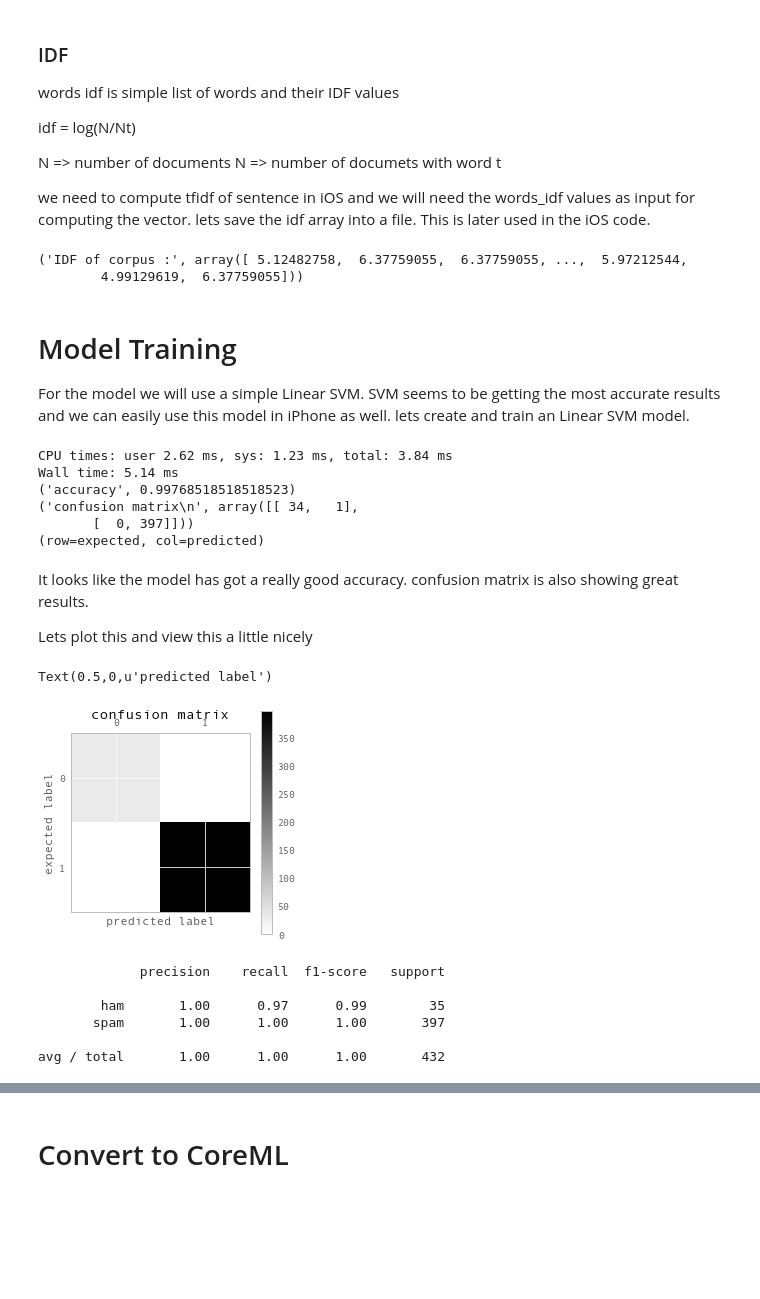
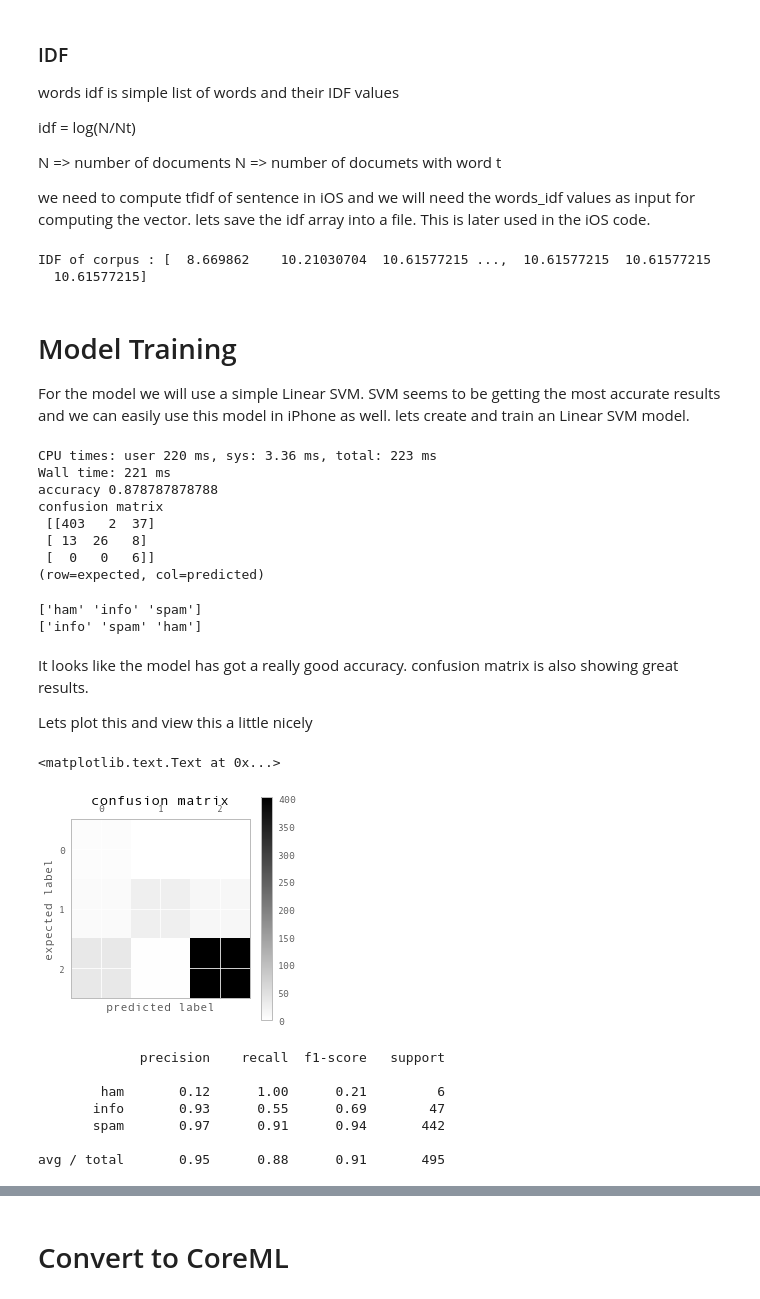
Before and after one commit to darcwader/DSpam, a Jupyter notebook: ML/Spam.ipynb, the cells around one changed output, grey strips where cells are left out. Saved outputs shown, nothing was run; the diff lists cells and outputs as text; code cells hidden in the pictures; blank space fills up the shorter version.

```diff
--- a/ML/Spam.ipynb
+++ b/ML/Spam.ipynb
@@ -164,7 +245,7 @@ we need to convert the tokenized words into a vector to feed into the ml algorit
 1. create count vector
 2. convert convert vector into tf-idf vector
 # %%
-fv = CountVectorizer(analyzer=tokenize).fit(messages.message)
+fv = CountVectorizer(analyzer=tokenize).fit(messages.repl)
 
 print("Total number of words in array", len(fv.vocabulary_))
 # %% [output]
@@ -230,6 +317,6 @@ with open('words_array.json', 'wb') as fp:
 
 Let's compose the feature vector for our entire corpus.
 # %%
-messages_fv = fv.transform(messages.message)
+messages_fv = fv.transform(messages.repl)
 print(messages_fv.shape)
 # %% [output]
@@ -268,4 +347,7 @@ Lets compute the tfidf of the entire corpus.
 # %%
 messages_tfidf = tfidf.transform(messages_fv)
 print(messages_tfidf.shape)
+
+test_messages_tfidf = tfidf.transform(test_messages_fv)
+print(test_messages_tfidf.shape)
 # %% [output]
@@ -285,13 +368,13 @@ we need to compute tfidf of sentence in iOS and we will need the words_idf value
 idf = {}
 idf['idf'] = tfidf.idf_.tolist()
 
-with open('words_idf.json', 'wb') as fp:
-    json.dump(idf, fp)
+with open('words_idf.json', 'w') as fp:
+    json.dump(idf, fp, default=default)
 
 print("IDF of corpus :", tfidf.idf_)
 # %% [output]
-('IDF of corpus :', array([ 5.12482758,  6.37759055,  6.37759055, ...,  5.97212544,
-        4.99129619,  6.37759055]))
+IDF of corpus : [  8.669862    10.21030704  10.61577215 ...,  10.61577215  10.61577215
+  10.61577215]
 # %% [markdown]
 # Model Training
 
@@ -299,37 +382,46 @@ For the model we will use a simple Linear SVM. SVM seems to be getting the most
 # %%
 %time spam_detector = LinearSVC().fit(messages_tfidf, messages.label)
 
-predictions = spam_detector.predict(messages_tfidf)
+predictions = spam_detector.predict(test_messages_tfidf)
 
-print('accuracy', accuracy_score(messages['label'], predictions))
-print('confusion matrix\n', confusion_matrix(messages['label'], predictions))
+print('accuracy', accuracy_score(test_messages['label'], predictions))
+print('confusion matrix\n', confusion_matrix(test_messages['label'], predictions, labels=['spam', 'info', 'ham']))
 print('(row=expected, col=predicted)')
 # %% [output]
-CPU times: user 2.62 ms, sys: 1.23 ms, total: 3.84 ms
-Wall time: 5.14 ms
-('accuracy', 0.99768518518518523)
-('confusion matrix\n', array([[ 34,   1],
-       [  0, 397]]))
+CPU times: user 220 ms, sys: 3.36 ms, total: 223 ms
+Wall time: 221 ms
+accuracy 0.878787878788
+confusion matrix
+ [[403   2  37]
+ [ 13  26   8]
+ [  0   0   6]]
 (row=expected, col=predicted)
+# %%
+print(messages.label.unique())
+print(test_messages.label.unique())
+# %% [output]
+['ham' 'info' 'spam']
+['info' 'spam' 'ham']
 # %% [markdown]
 It looks like the model has got a really good accuracy. confusion matrix is also showing great results.
 
 Lets plot this and view this a little nicely
 # %%
-plt.matshow(confusion_matrix(messages['label'], predictions), cmap=plt.cm.binary, interpolation='nearest')
+plt.matshow(confusion_matrix(test_messages['label'], predictions), cmap=plt.cm.binary, interpolation='nearest')
 plt.title('confusion matrix')
 plt.colorbar()
 plt.ylabel('expected label')
 plt.xlabel('predicted label')
 # %% [output]
-Text(0.5,0,u'predicted label')
+<matplotlib.text.Text at 0x...>
-[figure, old version]
+[figure, new version]
 # %%
-print(classification_report(messages['label'], predictions))
+print(classification_report(test_messages['label'], predictions))
 # %% [output]
              precision    recall  f1-score   support
 
-        ham       1.00      0.97      0.99        35
-       spam       1.00      1.00      1.00       397
+        ham       0.12      1.00      0.21         6
+       info       0.93      0.55      0.69        47
+       spam       0.97      0.91      0.94       442
 
-avg / total       1.00      1.00      1.00       432
+avg / total       0.95      0.88      0.91       495
```
Also changed, not shown: parts of 24 cells of this notebook, 1 other file.
